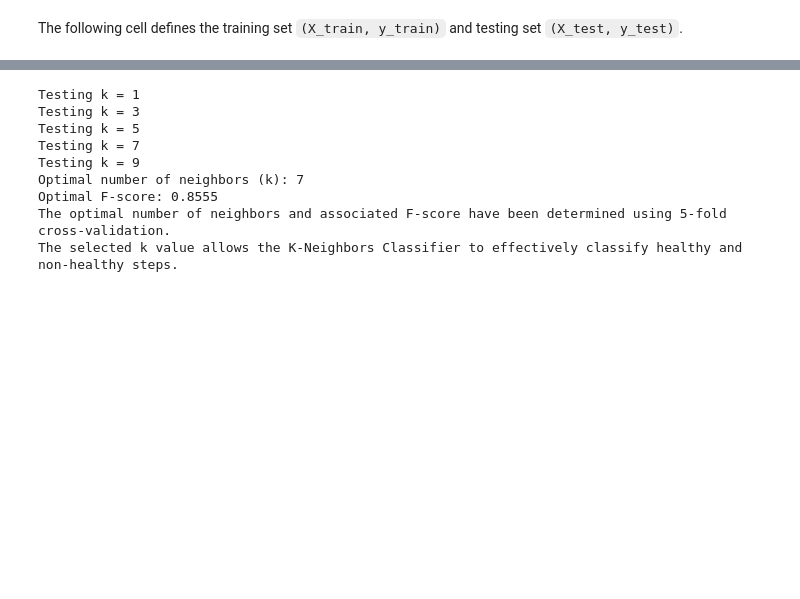
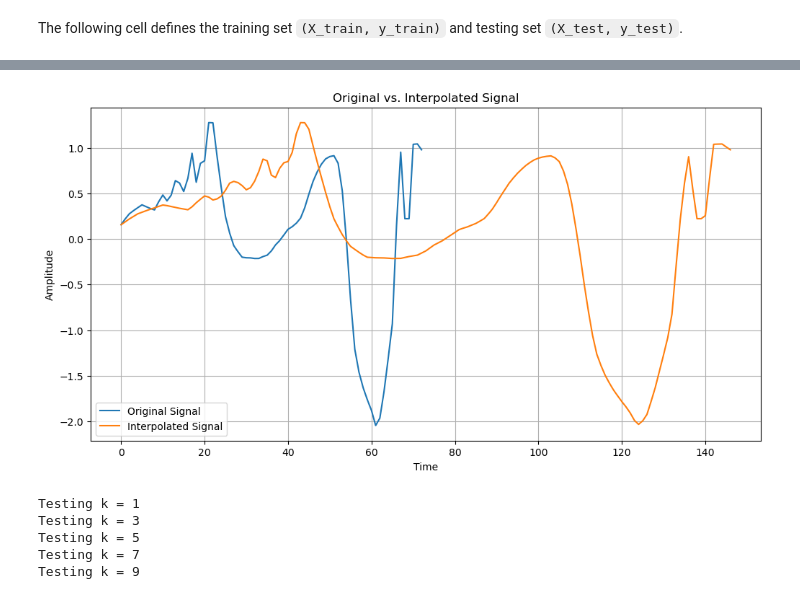
Before and after one commit to DobricLilujun/time-series-random, a Jupyter notebook: Assignment 1 - ML for TS (MVA 23-24).ipynb, the cells around one changed output, grey strips where cells are left out. Drawn from its saved outputs; the diff is of its cells as text; code cells hidden in the pictures; blank space fills up the shorter version.

```diff
--- a/Assignment 1 - ML for TS (MVA 23-24).ipynb
+++ b/Assignment 1 - ML for TS (MVA 23-24).ipynb
@@ -256,4 +277,53 @@ plt.show()
+# %%
+# Test linear interpolation
+from scipy.interpolate import interp1d
+import matplotlib.pyplot as plt
+
+def linear_interpolation(signal, new_length):
+    interpolator = interp1d(np.arange(len(signal)), signal, kind='linear', fill_value="extrapolate")
+
+    new_time_points = np.linspace(0, len(signal) - 1, new_length)
+
+    new_signal = interpolator(new_time_points)
+
+    return new_signal
+
+max_length_X_train = max(len(signal) for signal in X_train)
+max_length_X_test = max(len(signal) for signal in X_test)
+max_length = max(max_length_X_train, max_length_X_test)
+
+X_train_padded_int = [linear_interpolation(signal, max_length) for signal in X_train]
+X_test_padded_int = [linear_interpolation(signal, max_length) for signal in X_test]
+
+example_signal_index = 2
+
+# Original signal
+original_signal = X_train[example_signal_index]
+
+# Interpolated signal
+interpolated_signal = X_train_padded_int[example_signal_index]
+
+# Time axes for both signals
+time_axis_original = np.arange(len(original_signal))
+time_axis_interpolated = np.arange(len(interpolated_signal))
+
+# Create a single plot for comparison
+plt.figure(figsize=(12, 6))
+
+plt.plot(time_axis_original, original_signal, label='Original Signal')
+plt.plot(time_axis_interpolated, interpolated_signal, label='Interpolated Signal')
+
+plt.title('Original vs. Interpolated Signal')
+plt.xlabel('Time')
+plt.ylabel('Amplitude')
+plt.grid(True)
+plt.legend()
+
+plt.show()
+# %% [output]
+[figure, added]
 # %%
+# Training and find the best score
 from scipy.spatial.distance import euclidean
 from fastdtw import fastdtw
 from sklearn.neighbors import KNeighborsClassifier
@@ -265,21 +335,20 @@ def dtw(x, y):
     distance, path = fastdtw(x, y)
     return distance
 
-# Initialize a list to store F-scores for different values of k
 f_scores = []
-
-# Define a range of k values to test
 k_values = [1, 3, 5, 7, 9]
 
-# Zeros filling
+# linear_interpolation
 max_length_X_train = max(len(signal) for signal in X_train)
 max_length_X_test = max(len(signal) for signal in X_test)
 max_length = max(max_length_X_train, max_length_X_test)
 
-X_train_padded = [np.pad(signal, (0, max_length - len(signal)), 'constant') for signal in X_train]
-X_test_padded = [np.pad(signal, (0, max_length - len(signal)), 'constant') for signal in X_test]
+X_train_padded = [linear_interpolation(signal, max_length) for signal in X_train]
+X_test_padded = [linear_interpolation(signal, max_length) for signal in X_test]
 
-# Create Stratified K-Fold cross-validator
+knn_classifiers = []
+
+# Create K-Fold cross-validator
 kf = StratifiedKFold(n_splits=5, shuffle=True)
 
 f_scores_fold = []  # Store F-scores for each fold
@@ -291,35 +360,22 @@ for k in k_values:
         X_train_fold, X_val_fold = [X_train_padded[i] for i in train_index], [X_train_padded[i] for i in test_index]
         y_train_fold, y_val_fold = [y_train[i] for i in train_index], [y_train[i] for i in test_index]
 
-        # Initialize K-Neighbors Classifier with the current k value and custom DTW metric
+        # Initialize K-Neighbors Classifier
         knn_classifier = KNeighborsClassifier(n_neighbors=k, metric=dtw)
         knn_classifier.fit(X_train_fold, y_train_fold)
-
+        knn_classifiers.append(knn_classifier)
         # Predict on the validation set
         y_val_pred = knn_classifier.predict(X_val_fold)
 
-        # Calculate the F-score for the fold
         f_score = f1_score(y_val_fold, y_val_pred)
         f_scores_fold.append(f_score)
 
     # Calculate the average F-score across all folds for the current k value
     avg_f_score = np.mean(f_scores_fold)
     f_scores.append(avg_f_score)
-
-# Find the k value that yields the highest F-score
-optimal_k = k_values[np.argmax(f_scores)]
-max_f_score = max(f_scores)
-
-# Print the optimal k value and associated F-score
-print(f'Optimal number(k): {optimal_k}')
-print(f'F-score: {max_f_score:.4f}')
 # %% [output]
 Testing k = 1
 Testing k = 3
 Testing k = 5
 Testing k = 7
 Testing k = 9
-Optimal number of neighbors (k): 7
-Optimal F-score: 0.8555
-The optimal number of neighbors and associated F-score have been determined using 5-fold cross-validation.
-The selected k value allows the K-Neighbors Classifier to effectively classify healthy and non-healthy steps.
```
Also changed, not shown: parts of 24 cells of this notebook, 2 other files.
